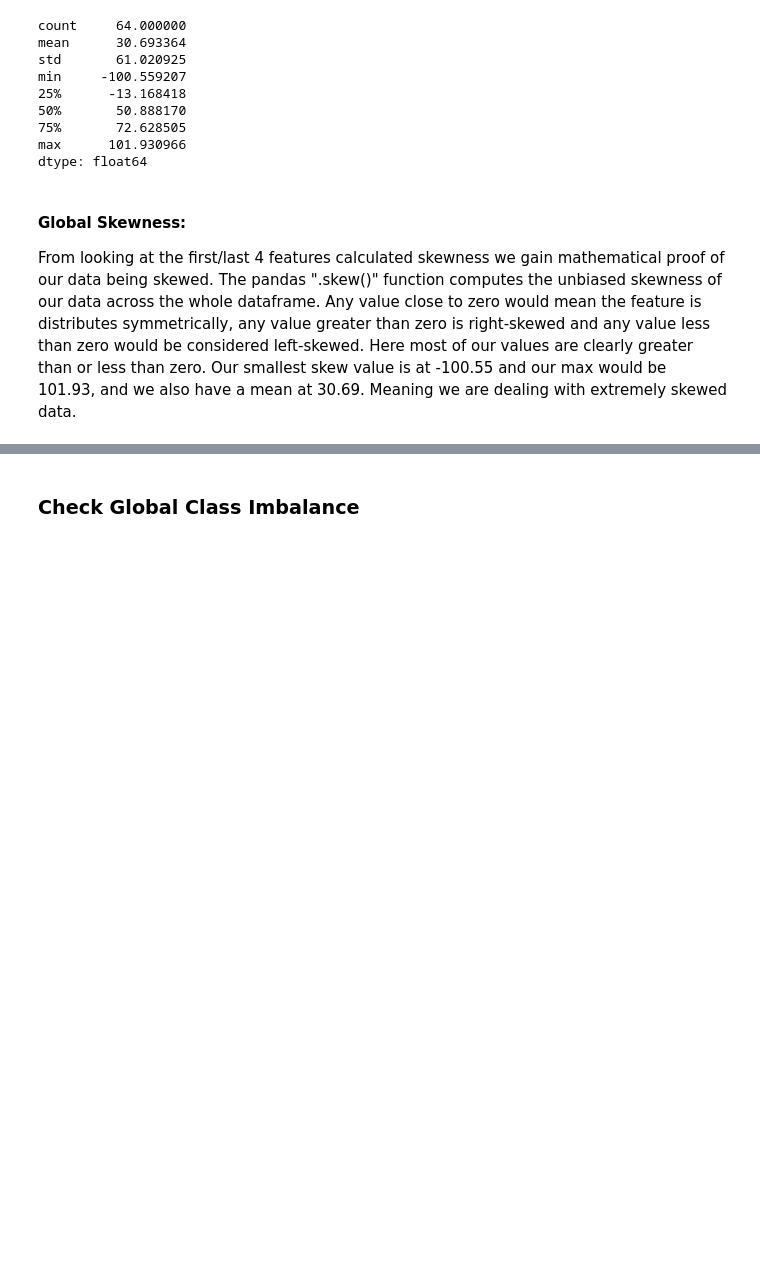
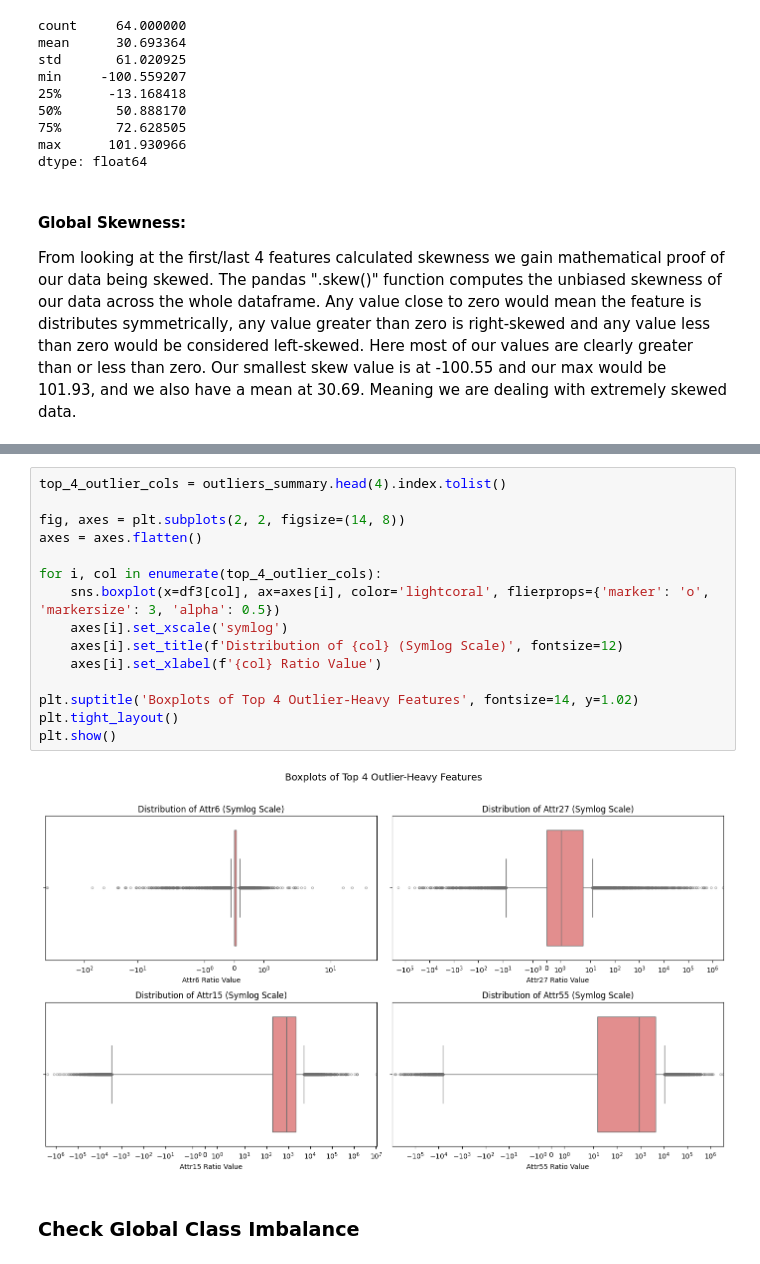
Before and after one commit to DanielRamirez0430/ASDS-5302-Summer-2026-Final-Project-, a Jupyter notebook: Data_Loading_EDA_Preprocessing.ipynb, the cells around one changed output, grey strips where cells are left out. Drawn from its saved outputs; the diff is of its cells as text; blank space fills up the shorter version.

```diff
--- a/Data_Loading_EDA_Preprocessing.ipynb
+++ b/Data_Loading_EDA_Preprocessing.ipynb
@@ -327,3 +365,20 @@ From looking at the first/last 4 features calculated skewness we gain mathematic
+# %%
+top_4_outlier_cols = outliers_summary.head(4).index.tolist()
+
+fig, axes = plt.subplots(2, 2, figsize=(14, 8))
+axes = axes.flatten()
+
+for i, col in enumerate(top_4_outlier_cols):
+    sns.boxplot(x=df3[col], ax=axes[i], color='lightcoral', flierprops={'marker': 'o', 'markersize': 3, 'alpha': 0.5})
+    axes[i].set_xscale('symlog')
+    axes[i].set_title(f'Distribution of {col} (Symlog Scale)', fontsize=12)
+    axes[i].set_xlabel(f'{col} Ratio Value')
+
+plt.suptitle('Boxplots of Top 4 Outlier-Heavy Features', fontsize=14, y=1.02)
+plt.tight_layout()
+plt.show()
+# %% [output]
+[figure, added]
 # %% [markdown]
 ### Check Global Class Imbalance
 # %%
```
Also changed, not shown: parts of 7 cells of this notebook.
